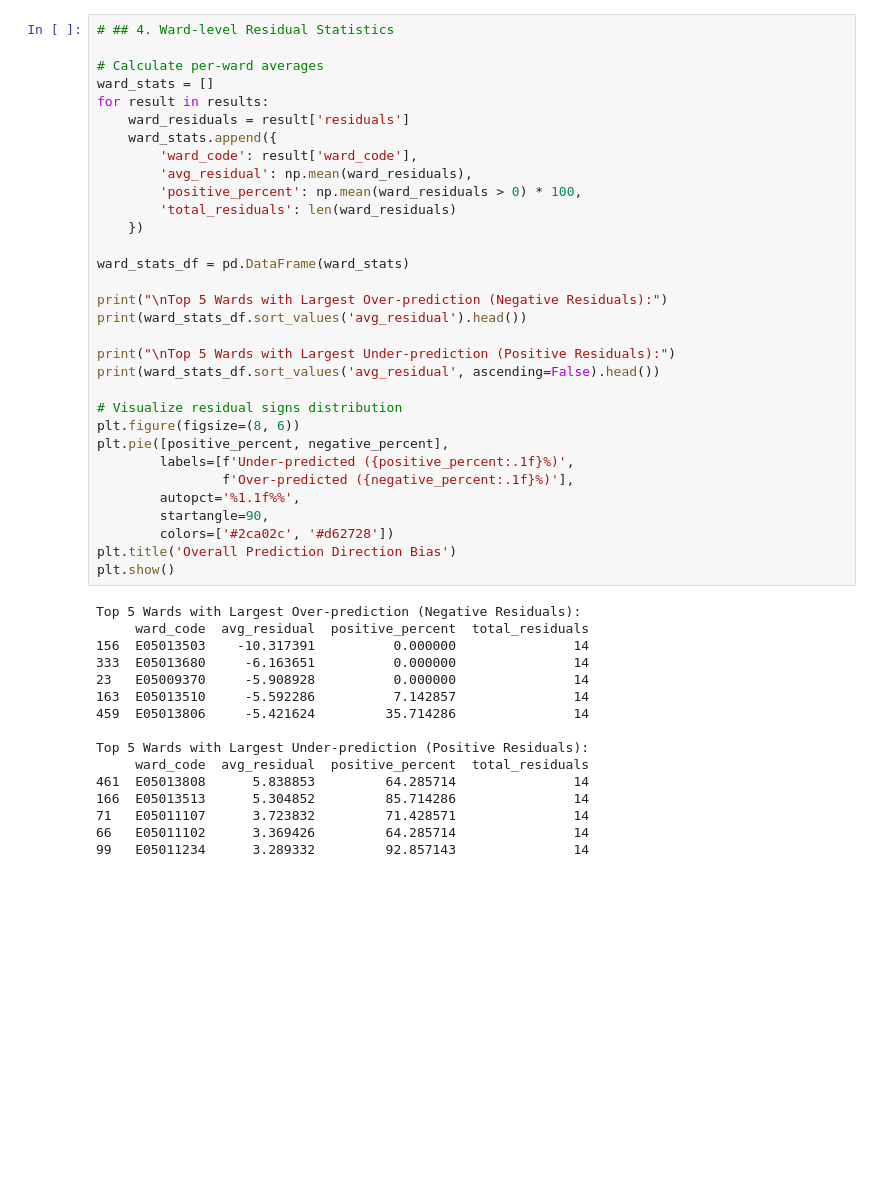
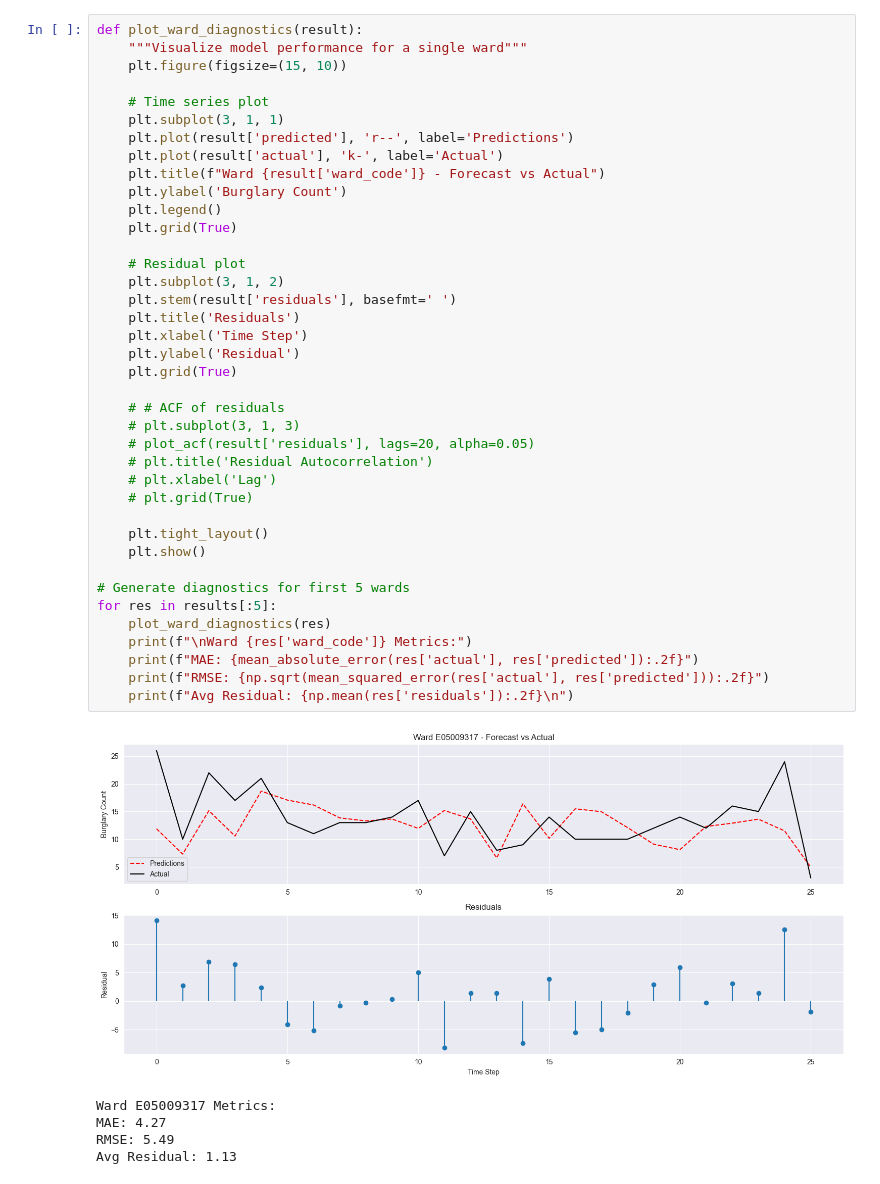
Before and after one commit to EvatsugDnalloR/MD_CBL-Group_2, a Jupyter notebook: spatial_allocation_wards.ipynb, the cells around one changed output. Saved outputs shown, nothing was run; the diff lists cells and outputs as text; blank space fills up the shorter version.

```diff
--- a/spatial_allocation_wards.ipynb
+++ b/spatial_allocation_wards.ipynb
@@ -156,48 +176,45 @@ Negative residuals: 63.2%
 # %%
-# ## 4. Ward-level Residual Statistics
+def plot_ward_diagnostics(result):
+    """Visualize model performance for a single ward"""
+    plt.figure(figsize=(15, 10))
 
-# Calculate per-ward averages
-ward_stats = []
-for result in results:
-    ward_residuals = result['residuals']
-    ward_stats.append({
-        'ward_code': result['ward_code'],
-        'avg_residual': np.mean(ward_residuals),
-        'positive_percent': np.mean(ward_residuals > 0) * 100,
-        'total_residuals': len(ward_residuals)
-    })
+    # Time series plot
+    plt.subplot(3, 1, 1)
+    plt.plot(result['predicted'], 'r--', label='Predictions')
+    plt.plot(result['actual'], 'k-', label='Actual')
+    plt.title(f"Ward {result['ward_code']} - Forecast vs Actual")
+    plt.ylabel('Burglary Count')
+    plt.legend()
+    plt.grid(True)
 
-ward_stats_df = pd.DataFrame(ward_stats)
+    # Residual plot
+    plt.subplot(3, 1, 2)
+    plt.stem(result['residuals'], basefmt=' ')
+    plt.title('Residuals')
+    plt.xlabel('Time Step')
+    plt.ylabel('Residual')
+    plt.grid(True)
 
-print("\nTop 5 Wards with Largest Over-prediction (Negative Residuals):")
-print(ward_stats_df.sort_values('avg_residual').head())
+    # # ACF of residuals
+    # plt.subplot(3, 1, 3)
+    # plot_acf(result['residuals'], lags=20, alpha=0.05)
+    # plt.title('Residual Autocorrelation')
+    # plt.xlabel('Lag')
+    # plt.grid(True)
 
-print("\nTop 5 Wards with Largest Under-prediction (Positive Residuals):")
-print(ward_stats_df.sort_values('avg_residual', ascending=False).head())
+    plt.tight_layout()
+    plt.show()
 
-# Visualize residual signs distribution
-plt.figure(figsize=(8, 6))
-plt.pie([positive_percent, negative_percent],
-        labels=[f'Under-predicted ({positive_percent:.1f}%)',
-                f'Over-predicted ({negative_percent:.1f}%)'],
-        autopct='%1.1f%%',
-        startangle=90,
-        colors=['#2ca02c', '#d62728'])
-plt.title('Overall Prediction Direction Bias')
-plt.show()
+# Generate diagnostics for first 5 wards
+for res in results[:5]:
+    plot_ward_diagnostics(res)
+    print(f"\nWard {res['ward_code']} Metrics:")
+    print(f"MAE: {mean_absolute_error(res['actual'], res['predicted']):.2f}")
+    print(f"RMSE: {np.sqrt(mean_squared_error(res['actual'], res['predicted'])):.2f}")
+    print(f"Avg Residual: {np.mean(res['residuals']):.2f}\n")
 # %% [output]
+[figure, new version]
-Top 5 Wards with Largest Over-prediction (Negative Residuals):
-     ward_code  avg_residual  positive_percent  total_residuals
-156  E05013503    -10.317391          0.000000               14
-333  E05013680     -6.163651          0.000000               14
-23   E05009370     -5.908928          0.000000               14
-163  E05013510     -5.592286          7.142857               14
-459  E05013806     -5.421624         35.714286               14
-
-Top 5 Wards with Largest Under-prediction (Positive Residuals):
-     ward_code  avg_residual  positive_percent  total_residuals
-461  E05013808      5.838853         64.285714               14
-166  E05013513      5.304852         85.714286               14
-71   E05011107      3.723832         71.428571               14
-66   E05011102      3.369426         64.285714               14
-99   E05011234      3.289332         92.857143               14
+Ward E05009317 Metrics:
+MAE: 4.27
+RMSE: 5.49
+Avg Residual: 1.13
```
Also changed, not shown: parts of 5 cells of this notebook.
